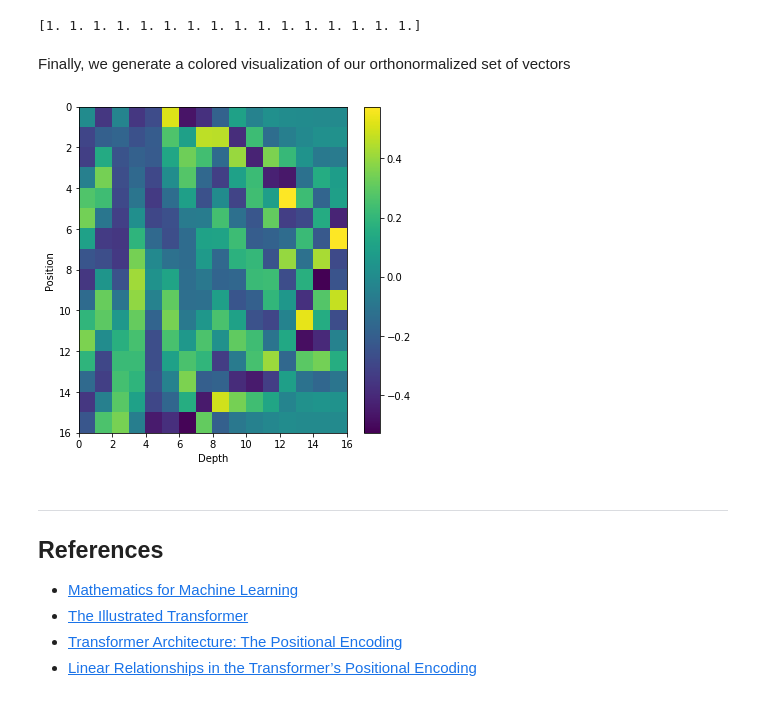
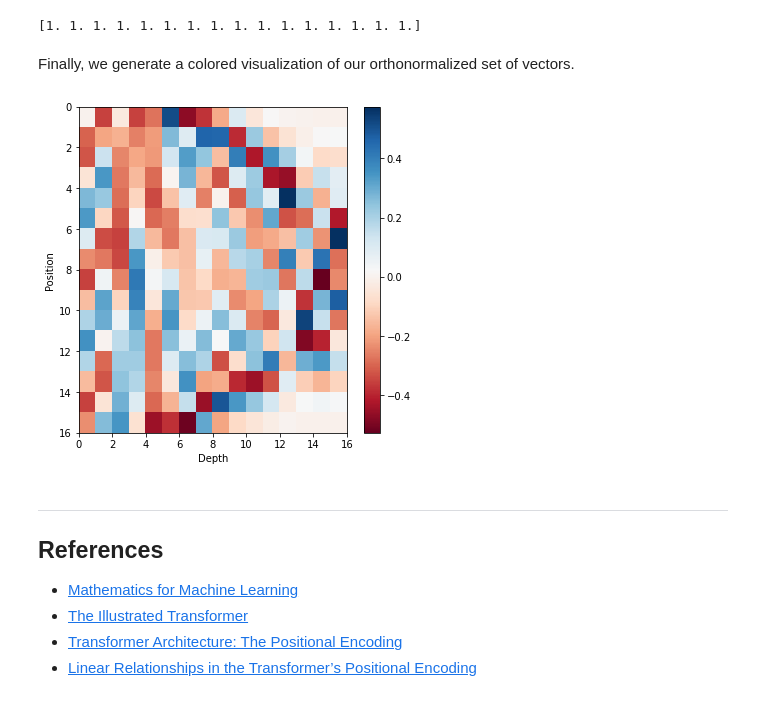
Before and after one commit to francismarquez/Foundations-of-Machine-Learning-Exercises, a Jupyter notebook: exercise-1/exercise-1.ipynb, the cells around one changed output. Cells and saved outputs as stored; diff of their text form; code cells hidden in the pictures.

```diff
--- a/exercise-1/exercise-1.ipynb
+++ b/exercise-1/exercise-1.ipynb
@@ -86,18 +84,18 @@ print(res_1)
 # %% [output]
 [1. 1. 1. 1. 1. 1. 1. 1. 1. 1. 1. 1. 1. 1. 1. 1.]
 # %% [markdown]
-Finally, we generate a colored visualization of our orthonormalized set of vectors
+Finally, we generate a colored visualization of our orthonormalized set of vectors.
 # %%
 plt.figure(figsize=(6,6))
-plt.pcolormesh(res_gs, cmap='viridis')
+plt.pcolormesh(res_gs, cmap='RdBu')
 plt.xlabel('Depth')
 plt.xlim((0, dimensions))
 plt.ylim((position,0))
 plt.ylabel('Position')
 plt.colorbar()
 plt.show()
 # %% [output]
-[figure, old version]
+[figure, new version]
 # %% [markdown]
 ---
 ## References
```
Also changed, not shown: parts of 1 cell of this notebook.
